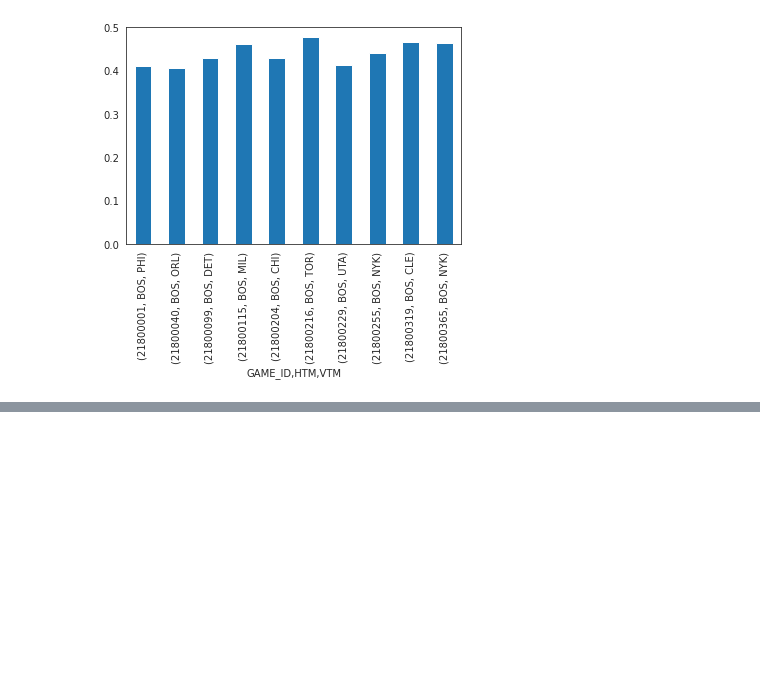
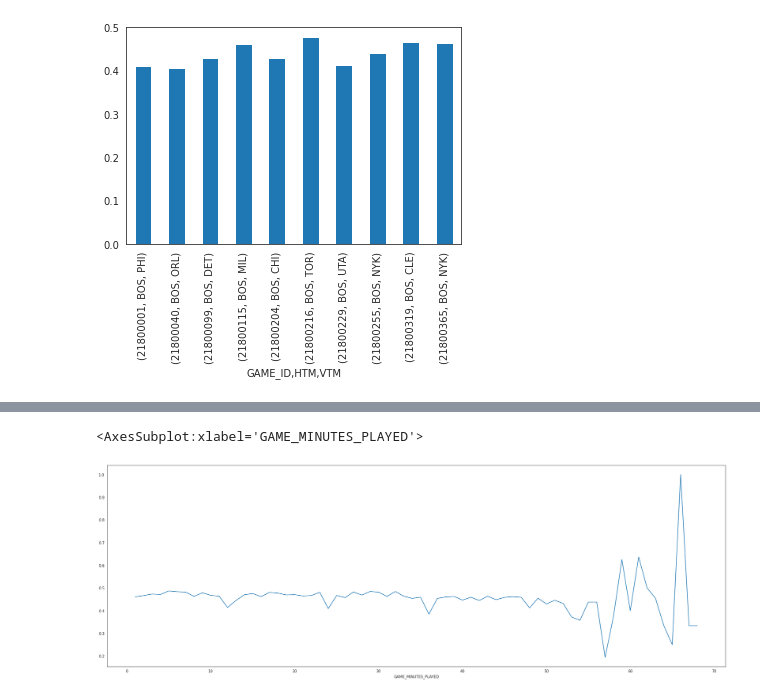
Before and after one commit to JonasBrichzin/nba_shot_tracking_1.1, a Jupyter notebook: import_data.ipynb, the cells around one changed output, grey strips where cells are left out. Saved outputs shown, nothing was run; the diff lists cells and outputs as text; code cells hidden in the pictures; blank space fills up the shorter version.

```diff
--- a/import_data.ipynb
+++ b/import_data.ipynb
@@ -294,0 +295,5 @@ plt.show()
+# %%
+hitratebytime().plot(figsize=(30,10))
+# %% [output]
+<AxesSubplot:xlabel='GAME_MINUTES_PLAYED'>
+[figure, added]
```
Also changed, not shown: parts of 3 cells of this notebook.
